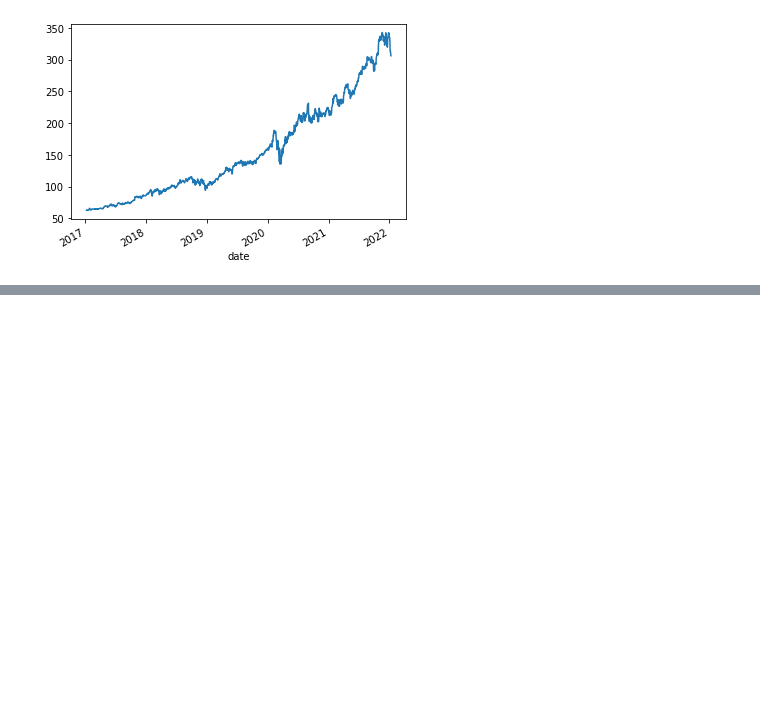
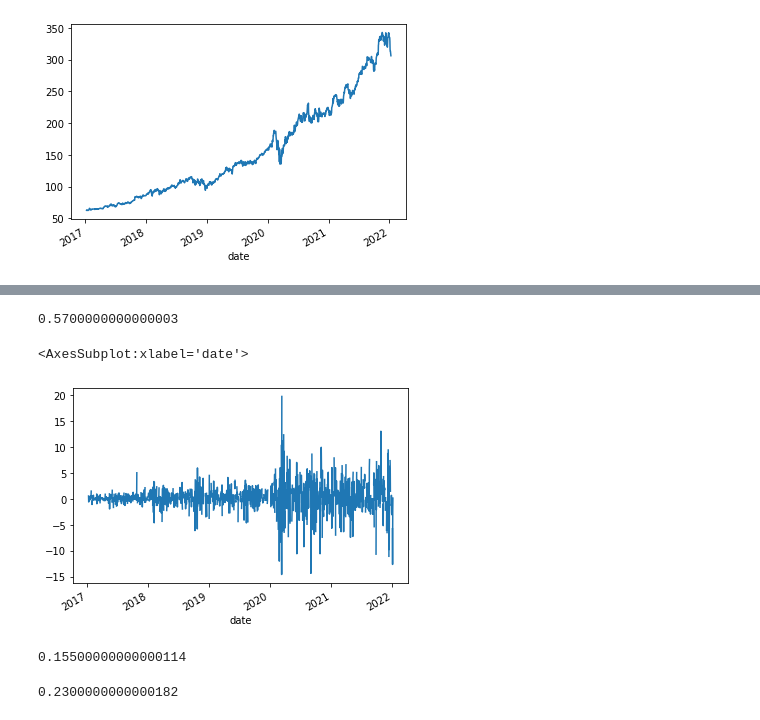
Before and after one commit to joshuamchavez2/yahoo-api, a Jupyter notebook: prepare.ipynb, the cells around one changed output, grey strips where cells are left out. Cells and saved outputs as stored; diff of their text form; code cells hidden in the pictures; blank space fills up the shorter version.

```diff
--- a/prepare.ipynb
+++ b/prepare.ipynb
@@ -83,0 +80,17 @@ new_df.iloc[1].MSFT_price - new_df.iloc[0].MSFT_price
+# %%
+new_df.iloc[1].MSFT_price - new_df.iloc[0].MSFT_price
+# %% [output]
+0.5700000000000003
+# %%
+new_df.difference.plot()
+# %% [output]
+<AxesSubplot:xlabel='date'>
+[figure, added]
+# %%
+new_df[:-365].difference.median()
+# %% [output]
+0.15500000000000114
+# %%
+new_df[-365:].difference.median()
+# %% [output]
+0.2300000000000182
```
Also changed, not shown: parts of 11 cells of this notebook.
